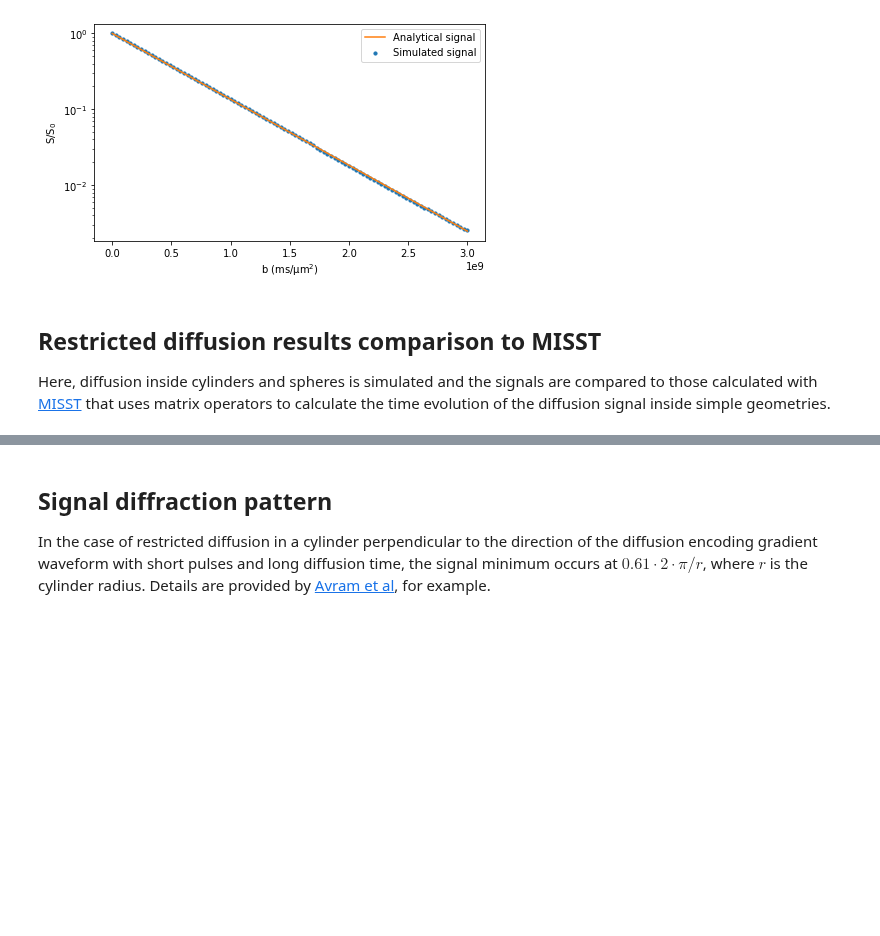
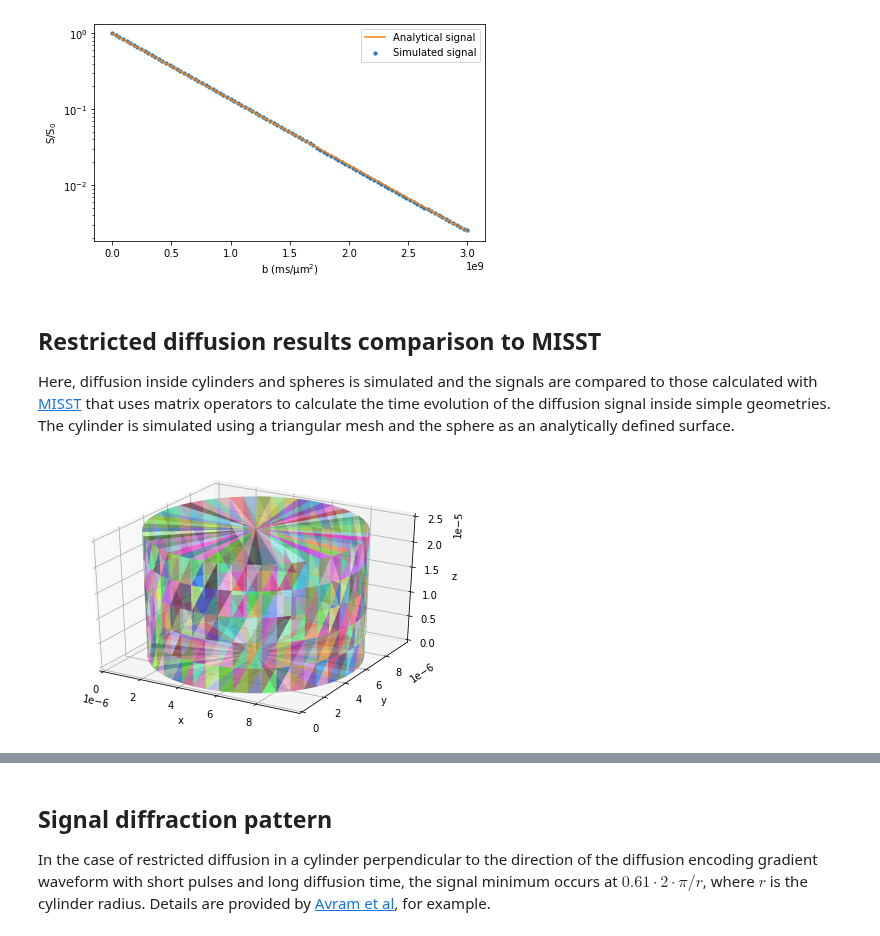
Before and after one commit to kerkelae/disimpy, a Jupyter notebook: docs/source/validation.ipynb, the cells around one changed output, grey strips where cells are left out. Drawn from its saved outputs; the diff is of its cells as text; code cells hidden in the pictures; blank space fills up the shorter version.

```diff
--- a/docs/source/validation.ipynb
+++ b/docs/source/validation.ipynb
@@ -75,4 +75,14 @@ Simulation finished.
 # %% [markdown]
 ## Restricted diffusion results comparison to MISST
 
-Here, diffusion inside cylinders and spheres is simulated and the signals are compared to those calculated with [MISST](http://mig.cs.ucl.ac.uk/index.php?n=Tutorial.MISST) that uses matrix operators to calculate the time evolution of the diffusion signal inside simple geometries.
+Here, diffusion inside cylinders and spheres is simulated and the signals are compared to those calculated with [MISST](http://mig.cs.ucl.ac.uk/index.php?n=Tutorial.MISST) that uses matrix operators to calculate the time evolution of the diffusion signal inside simple geometries. The cylinder is simulated using a triangular mesh and the sphere as an analytically defined surface.
+# %%
+# Load and show triangular mesh used in the simulations
+
+mesh_file = os.path.join(
+    os.path.dirname(simulations.__file__), 'tests',
+    'cyl_mesh_r5um_l25um_closed.npy')
+mesh = np.load(mesh_file)
+utils.show_mesh(mesh)
+# %% [output]
+[figure, added]
```
Also changed, not shown: parts of 4 cells of this notebook, 4 other files.
